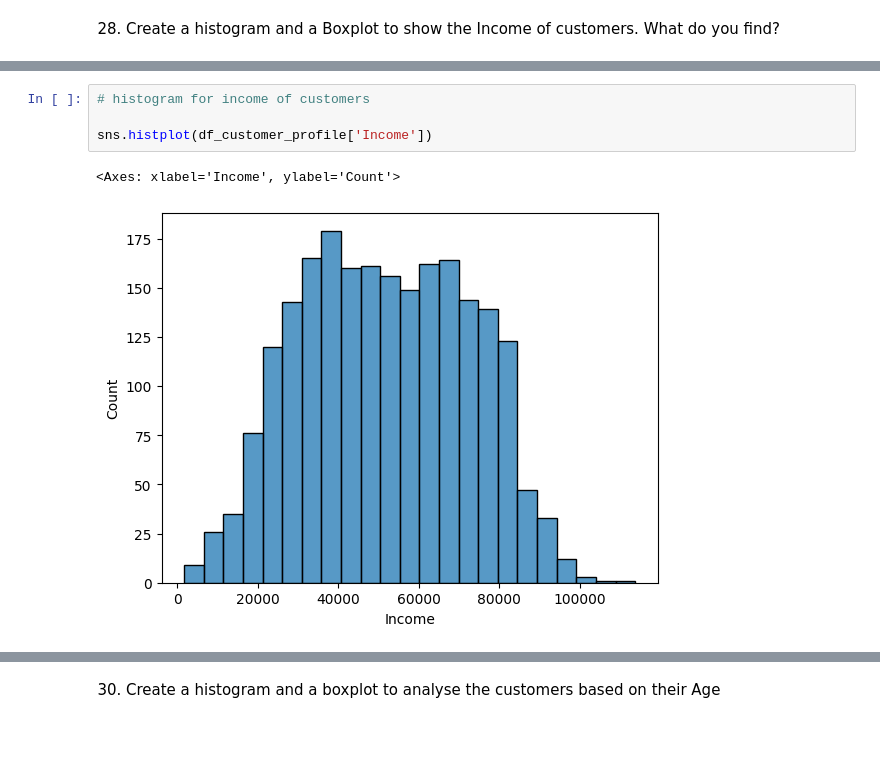
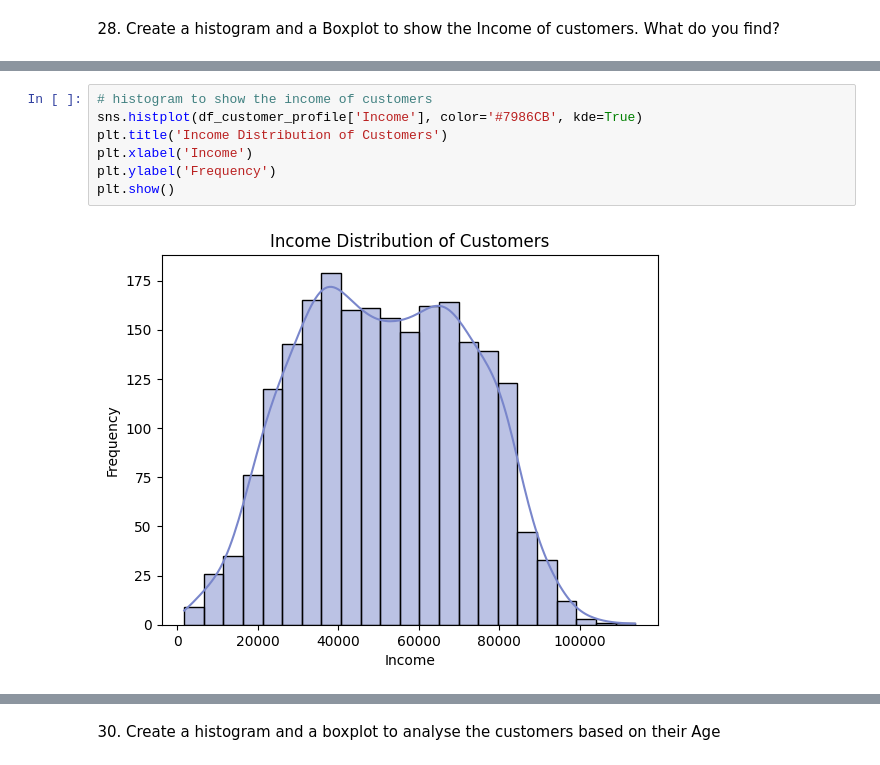
Before and after one commit to sudhanshrestha/final_project_big_data_prog, a Jupyter notebook: FinalProject.ipynb, the cells around one changed output, grey strips where cells are left out. Drawn from its saved outputs; the diff is of its cells as text; blank space fills up the shorter version.

```diff
--- a/FinalProject.ipynb
+++ b/FinalProject.ipynb
@@ -555,7 +546,9 @@ df_customer_profile
 # %%
-# histogram for income of customers
-
-sns.histplot(df_customer_profile['Income'])
+# histogram to show the income of customers
+sns.histplot(df_customer_profile['Income'], color='#7986CB', kde=True)
+plt.title('Income Distribution of Customers')
+plt.xlabel('Income')
+plt.ylabel('Frequency')
+plt.show()
 # %% [output]
-<Axes: xlabel='Income', ylabel='Count'>
-[figure, old version]
+[figure, new version]
```
Also changed, not shown: parts of 31 cells of this notebook.
